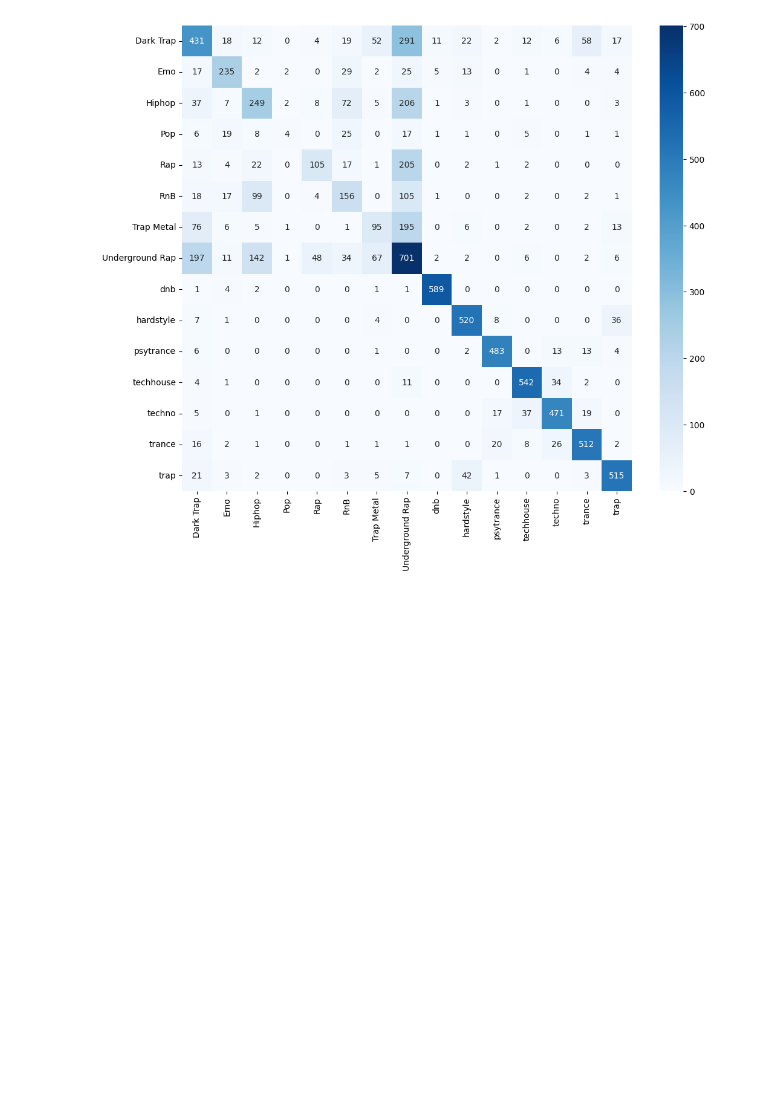
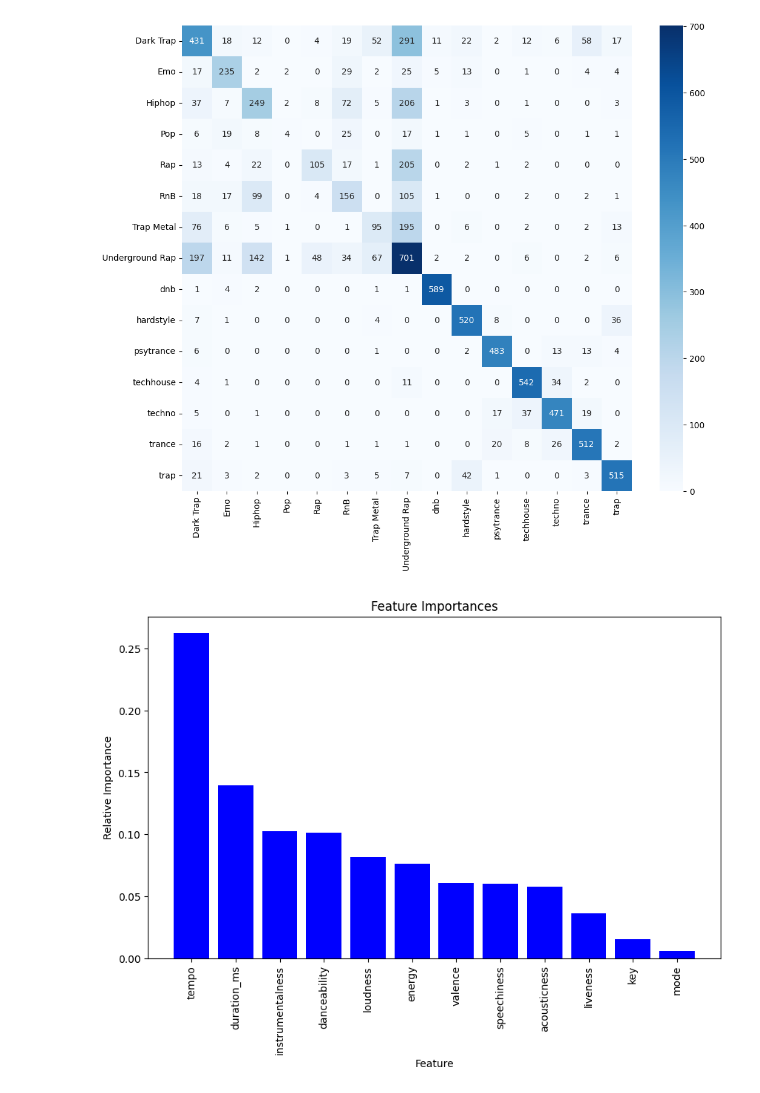
Before and after one commit to Barathaner/Breast-Cancer-Dataset, a Jupyter notebook: code/random_forest.ipynb, the cells around one changed output. Saved outputs shown, nothing was run; the diff lists cells and outputs as text; code cells hidden in the pictures; blank space fills up the shorter version.

Commit message:
added visualization RF

```diff
--- a/code/random_forest.ipynb
+++ b/code/random_forest.ipynb
@@ -154,3 +154,87 @@ fig = plt.subplots(figsize=(12, 10))
 ax = sns.heatmap(mnb_cm, annot=True, fmt="d", cmap="Blues", xticklabels=encoder.classes_, yticklabels=encoder.classes_)
 # %% [output]
 [figure]
+# %%
+import pandas as pd
+import numpy as np
+import matplotlib.pyplot as plt
+import seaborn as sns
+from sklearn.model_selection import train_test_split, GridSearchCV, RandomizedSearchCV
+from sklearn.ensemble import RandomForestClassifier
+from sklearn.metrics import accuracy_score, classification_report, f1_score, confusion_matrix, roc_curve, auc
+from sklearn.preprocessing import LabelEncoder
+from sklearn.tree import export_graphviz
+import pydotplus
+from IPython.display import Image
+from sklearn.inspection import plot_partial_dependence
+
+# Load data
+features = pd.read_csv("../data/features.csv")
+labels = pd.read_csv("../data/genre.csv")
+
+# Prepare data
+X_train, X_test, y_train, y_test = train_test_split(features, labels['genre'], train_size=0.8, random_state=1)
+encoder = LabelEncoder()
+y_train_encoded = encoder.fit_transform(y_train)
+y_test_encoded = encoder.transform(y_test)
+
+# Create and fit the model
+model = RandomForestClassifier(n_estimators=200, max_depth=30, max_features='sqrt', min_samples_leaf=4, min_samples_split=10, bootstrap=True, random_state=42)
+model.fit(X_train, y_train_encoded)
+
+# Feature importances
+feature_importances = model.feature_importances_
+indices = np.argsort(feature_importances)[::-1]
+
+plt.figure(figsize=(10, 6))
+plt.title('Feature Importances')
+plt.bar(range(X_train.shape[1]), feature_importances[indices], color='b', align='center')
+plt.xticks(range(X_train.shape[1]), X_train.columns[indices], rotation=90)
+plt.xlabel('Feature')
+plt.ylabel('Relative Importance')
+plt.show()
+
+# Tree visualization
+tree = model.estimators_[0]
+dot_data = export_graphviz(tree, out_file=None, feature_names=X_train.columns, class_names=encoder.classes_, filled=True, rounded=True, special_characters=True)
+graph = pydotplus.graph_from_dot_data(dot_data)
+png_info = graph.create_png()
+from PIL import Image as PILImage
+import io
+# Use PIL to open, resize, and save the image
+image = PILImage.open(io.BytesIO(png_info))
+image.save('tree_resized.png', dpi=(300, 300))
+
+from sklearn.inspection import plot_partial_dependence
+
+# Choose the target class index, for example 0 for the first class
+target_class_index = 0
+
+# Adjust the feature indices if needed and choose meaningful features
+feature_indices = [0, 1]  # Adjust these based on your feature importance analysis
+
+# Plotting partial dependence for the chosen target class
+fig, ax = plt.subplots(figsize=(12, 8))
+plot_partial_dependence(model, X_train, features=feature_indices, target=target_class_index, grid_resolution=20, ax=ax)
+plt.suptitle('Partial Dependence Plots for Class: ' + str(encoder.classes_[target_class_index]))
+plt.show()
+# ROC Curve - ensure this is relevant by checking if the classification is binary
+if len(encoder.classes_) == 2:
+    y_prob = model.predict_proba(X_test)[:, 1]
+    fpr, tpr, thresholds = roc_curve(y_test_encoded, y_prob)
+    roc_auc = auc(fpr, tpr)
+
+    plt.figure()
+    plt.plot(fpr, tpr, color='darkorange', lw=2, label='ROC curve (area = %0.2f)' % roc_auc)
+    plt.plot([0, 1], [0, 1], color='navy', lw=2, linestyle='--')
+    plt.xlim([0.0, 1.0])
+    plt.ylim([0.0, 1.05])
+    plt.xlabel('False Positive Rate')
+    plt.ylabel('True Positive Rate')
+    plt.title('Receiver Operating Characteristic')
+    plt.legend(loc="lower right")
+    plt.show()
+else:
+    print("ROC curve not applicable for multi-class classification.")
+# %% [output]
+[figure, added]
```
Also changed, not shown: parts of 1 cell of this notebook, 2 other files.
